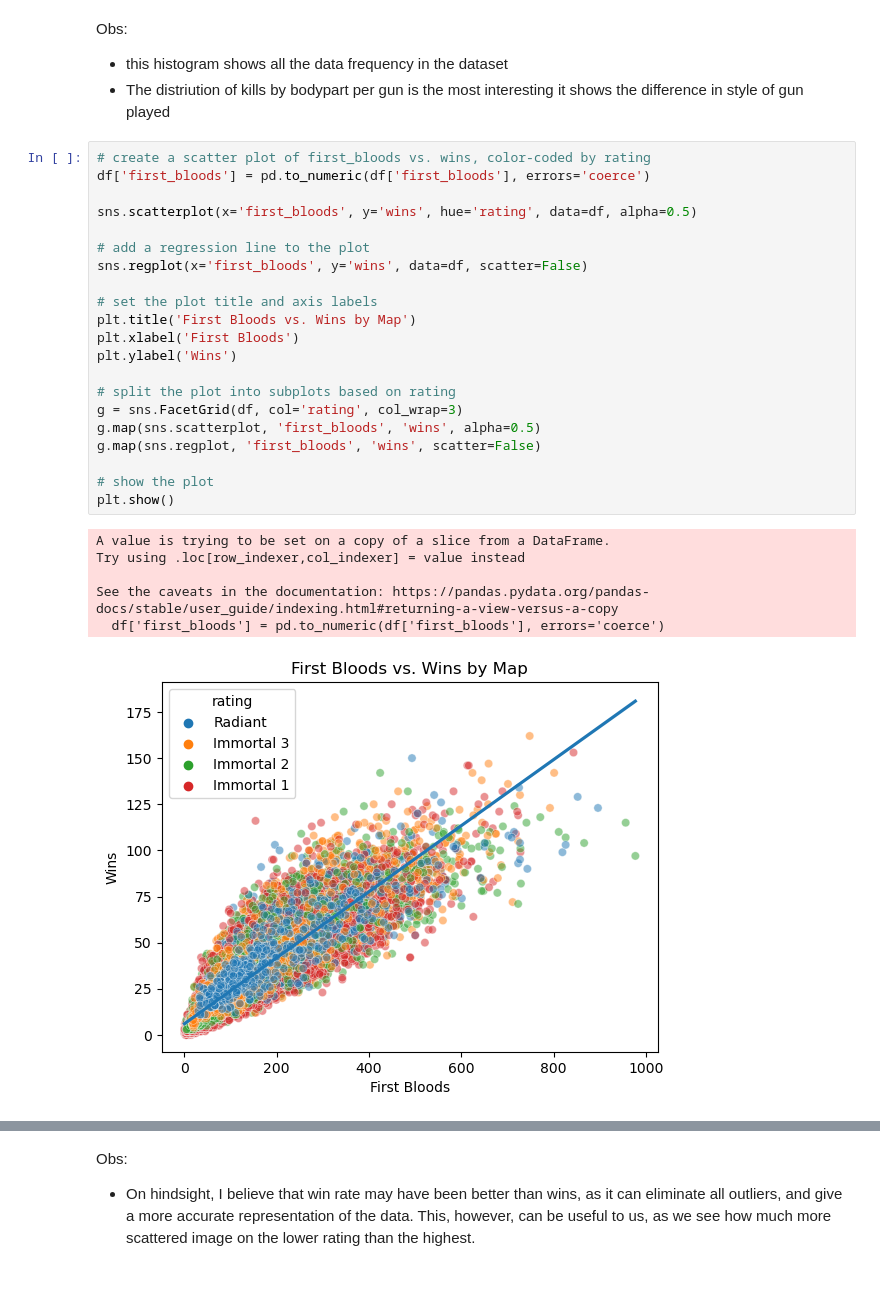
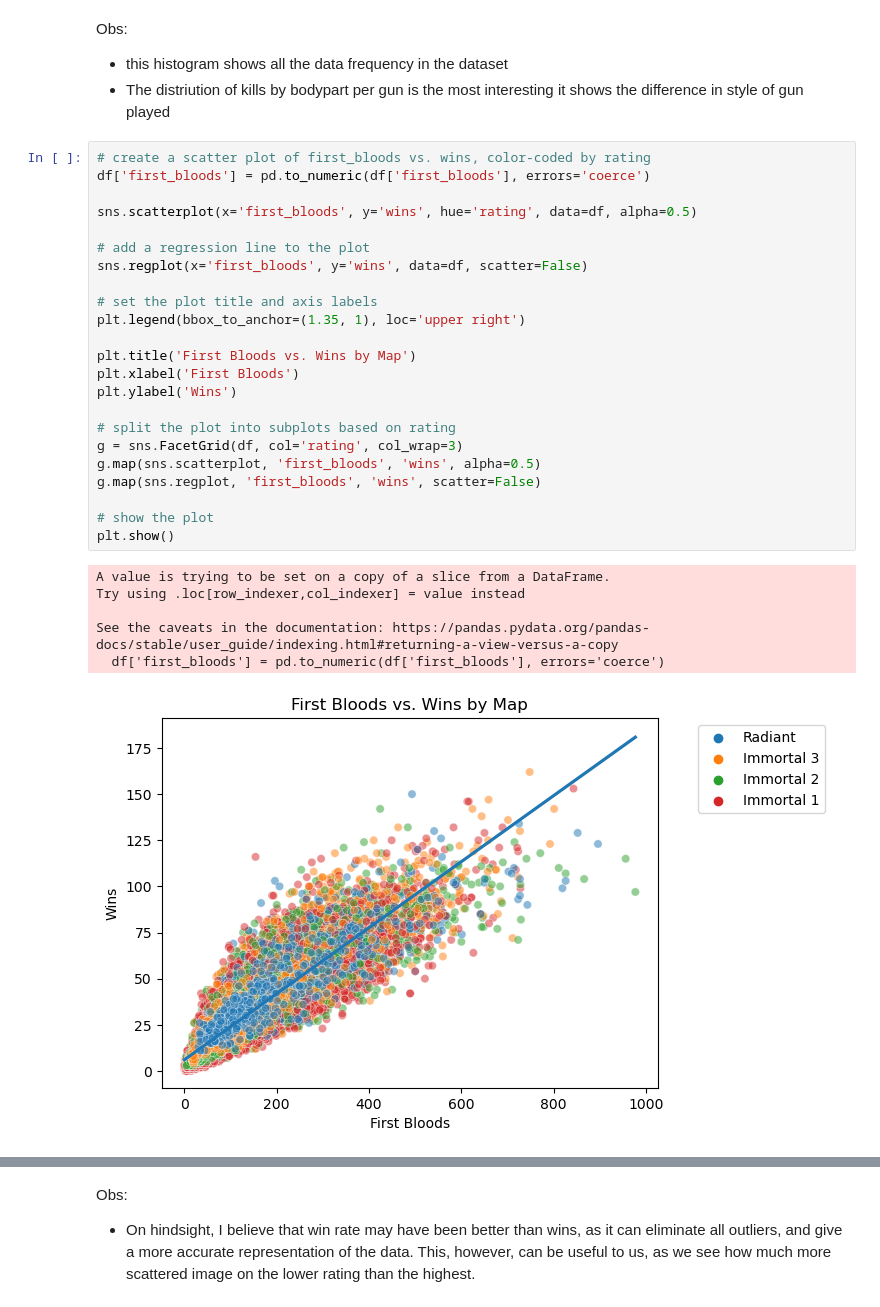
Before and after one commit to ubco-W2022T2-data301/project-group-group64, a Jupyter notebook: analysis/Karam_H.ipynb, the cells around one changed output, grey strips where cells are left out. Cells and saved outputs as stored; diff of their text form.

```diff
--- a/analysis/Karam_H.ipynb
+++ b/analysis/Karam_H.ipynb
@@ -173,31 +173,33 @@ Obs:
 # %%
 # create a scatter plot of first_bloods vs. wins, color-coded by rating
 df['first_bloods'] = pd.to_numeric(df['first_bloods'], errors='coerce')
 
 sns.scatterplot(x='first_bloods', y='wins', hue='rating', data=df, alpha=0.5)
 
 # add a regression line to the plot
 sns.regplot(x='first_bloods', y='wins', data=df, scatter=False)
 
 # set the plot title and axis labels
+plt.legend(bbox_to_anchor=(1.35, 1), loc='upper right')
+
 plt.title('First Bloods vs. Wins by Map')
 plt.xlabel('First Bloods')
 plt.ylabel('Wins')
 
 # split the plot into subplots based on rating
 g = sns.FacetGrid(df, col='rating', col_wrap=3)
 g.map(sns.scatterplot, 'first_bloods', 'wins', alpha=0.5)
 g.map(sns.regplot, 'first_bloods', 'wins', scatter=False)
 
 # show the plot
 plt.show()
 # %% [output]
 A value is trying to be set on a copy of a slice from a DataFrame.
 Try using .loc[row_indexer,col_indexer] = value instead
 
 See the caveats in the documentation: https://pandas.pydata.org/pandas-docs/stable/user_guide/indexing.html#returning-a-view-versus-a-copy
   df['first_bloods'] = pd.to_numeric(df['first_bloods'], errors='coerce')
-[figure, old version]
+[figure, new version]
 [figure]
 # %% [markdown]
 Obs:
```
Also changed, not shown: parts of 2 cells of this notebook.
